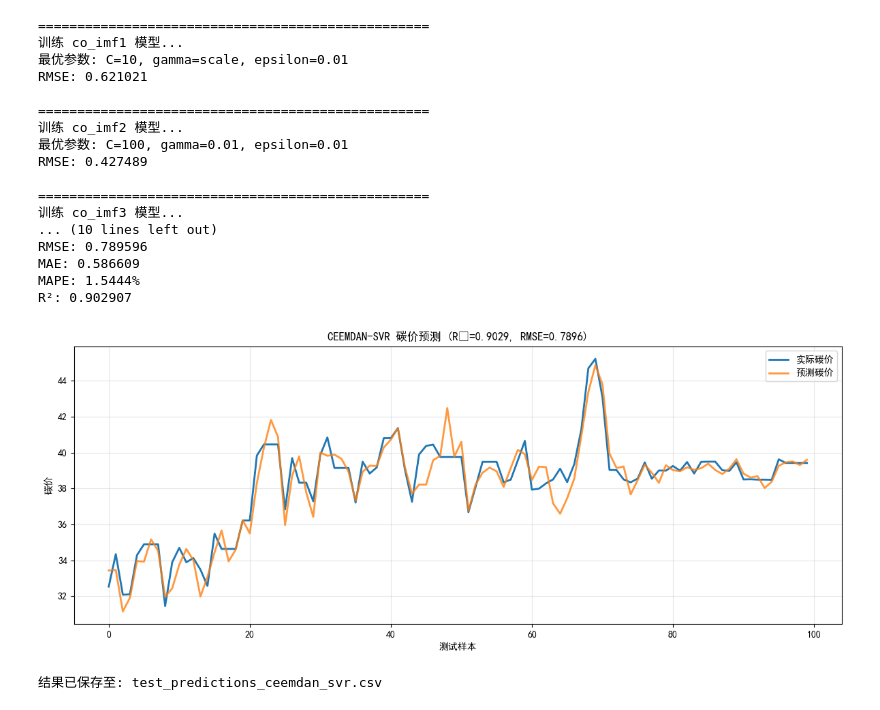
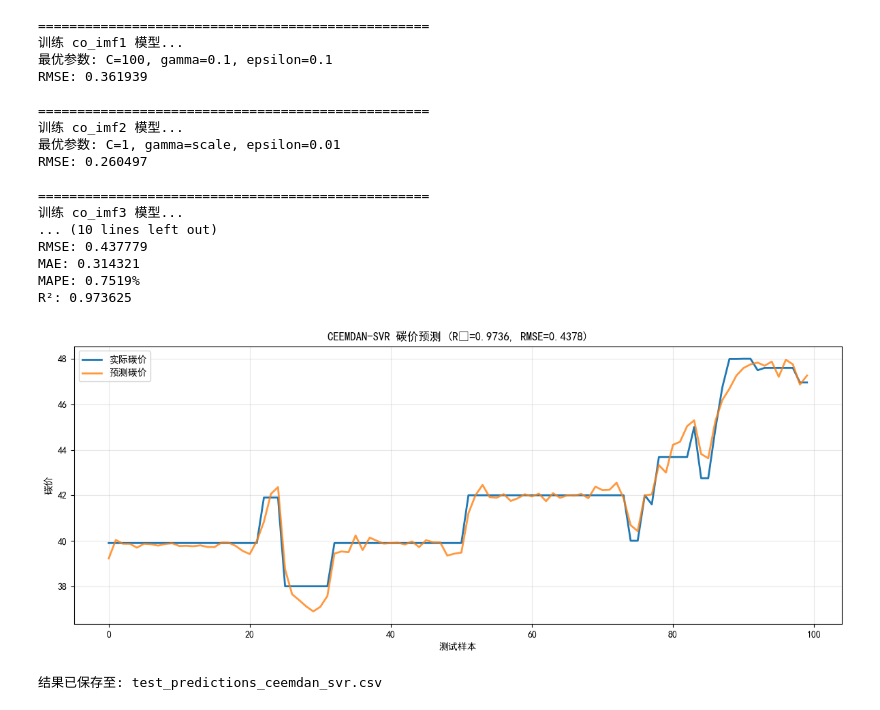
Before and after one commit to power12321/work, a Jupyter notebook: test1-svr.ipynb, the cells around one changed output. Cells and saved outputs as stored; diff of their text form; code cells hidden in the pictures.

```diff
--- a/test1-svr.ipynb
+++ b/test1-svr.ipynb
@@ -20,11 +20,11 @@ TEST_SIZE = 100
 np.random.seed(SEED)
 
 # ==================== 读取数据 ====================
-co_imf_df = pd.read_csv("ceemdan_se144_data.csv")
+co_imf_df = pd.read_csv("ceemdan_se145_data.csv")
 co_imf_df = co_imf_df[["co-imf0", "co-imf1", "co-imf2"]].copy()
 co_imf_df.columns = ["co_imf1", "co_imf2", "co_imf3"]
 
-price_df = pd.read_csv("guanzhoudemo_data.csv", names=["date", "close"], header=0)
+price_df = pd.read_csv("shenzhendemo_data.csv", names=["date", "close"], header=0)
 price_df["date"] = pd.to_datetime(price_df["date"])
 price_df = price_df.sort_values("date", ascending=True).reset_index(drop=True)
 price_df["close"] = pd.to_numeric(price_df["close"], errors="coerce")
@@ -154,40 +154,40 @@ plt.figure(figsize=(12, 5))
 plt.plot(y_test_true, label="实际碳价", linewidth=2)
 plt.plot(y_pred_final, label="预测碳价", linewidth=2, alpha=0.8)
 plt.title(f"CEEMDAN-SVR 碳价预测 (R²={r2:.4f}, RMSE={rmse:.4f})")
 plt.xlabel("测试样本")
 plt.ylabel("碳价")
 plt.legend()
 plt.grid(alpha=0.3)
 plt.tight_layout()
 plt.show()
 
 # ==================== 保存 ====================
 errors = y_pred_final - y_test_true
 result_df = pd.DataFrame({
     "actual_close": y_test_true,
     "predicted_close": y_pred_final,
     "error": errors,
     "abs_error": np.abs(errors)
 })
 result_df.to_csv("test_predictions_ceemdan_svr.csv", index=False)
 print("\n结果已保存至: test_predictions_ceemdan_svr.csv")
 # %% [output]
 ==================================================
 训练 co_imf1 模型...
-最优参数: C=10, gamma=scale, epsilon=0.01
-RMSE: 0.621021
+最优参数: C=100, gamma=0.1, epsilon=0.1
+RMSE: 0.361939
 
 ==================================================
 训练 co_imf2 模型...
-最优参数: C=100, gamma=0.01, epsilon=0.01
-RMSE: 0.427489
+最优参数: C=1, gamma=scale, epsilon=0.01
+RMSE: 0.260497
 
 ==================================================
 训练 co_imf3 模型...
 ... (10 lines left out)
-RMSE: 0.789596
-MAE: 0.586609
-MAPE: 1.5444%
-R²: 0.902907
+RMSE: 0.437779
+MAE: 0.314321
+MAPE: 0.7519%
+R²: 0.973625
-[figure, old version]
+[figure, new version]
 结果已保存至: test_predictions_ceemdan_svr.csv
```
Also changed, not shown: 14 other files.
